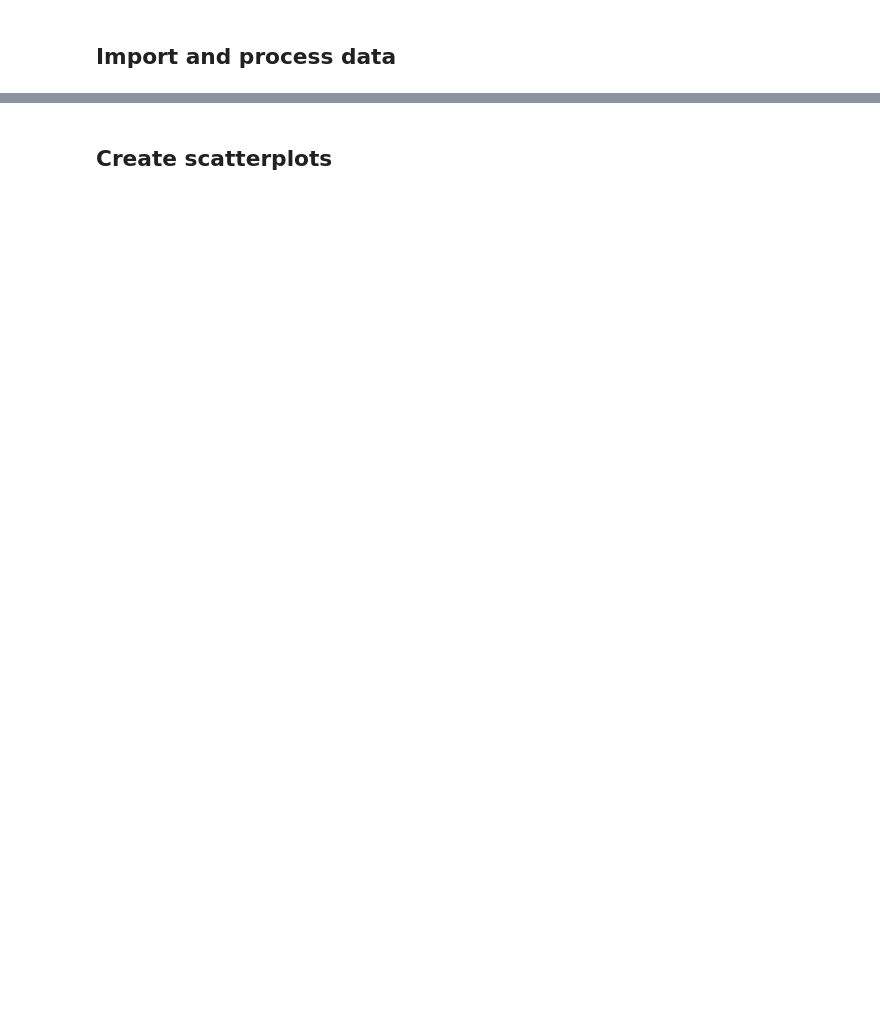
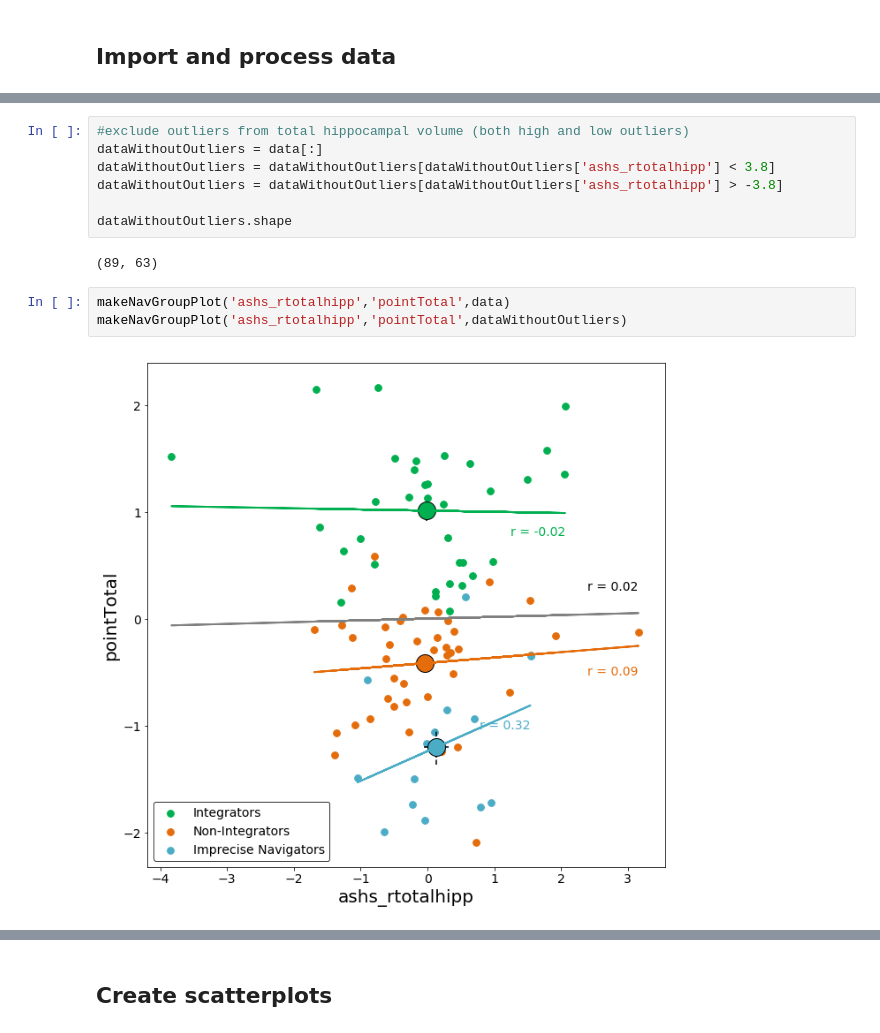
Before and after one commit to smweis/Silcton_MRI, a Jupyter notebook: jupyter_analysis/Silcton.ipynb, the cells around one changed output, grey strips where cells are left out. Cells and saved outputs as stored; diff of their text form; blank space fills up the shorter version.

```diff
--- a/jupyter_analysis/Silcton.ipynb
+++ b/jupyter_analysis/Silcton.ipynb
@@ -152,0 +176,14 @@ makeNavGroupPlot('lhc_head','pointTotal',normedData)
+# %%
+#exclude outliers from total hippocampal volume (both high and low outliers)
+dataWithoutOutliers = data[:]
+dataWithoutOutliers = dataWithoutOutliers[dataWithoutOutliers['ashs_rtotalhipp'] < 3.8]
+dataWithoutOutliers = dataWithoutOutliers[dataWithoutOutliers['ashs_rtotalhipp'] > -3.8]
+
+dataWithoutOutliers.shape
+# %% [output]
+(89, 63)
+# %%
+makeNavGroupPlot('ashs_rtotalhipp','pointTotal',data)
+makeNavGroupPlot('ashs_rtotalhipp','pointTotal',dataWithoutOutliers)
+# %% [output]
+[figure, added]
```
Also changed, not shown: parts of 23 cells of this notebook.
